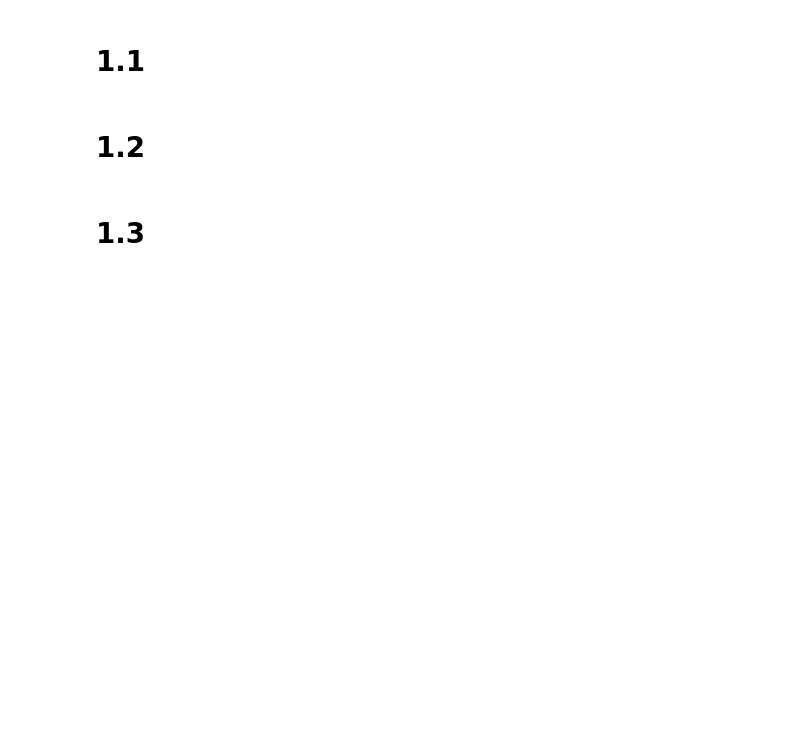
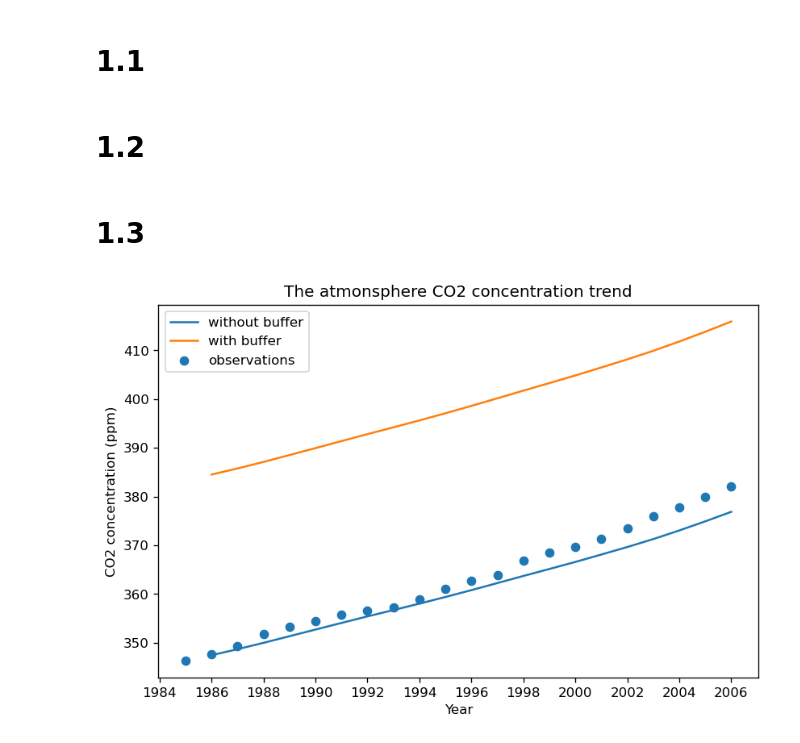
Before and after one commit to LinLIU0032/ESE5023_Assignments_12232250, a Jupyter notebook: PS5/PS5.ipynb, the cells around one changed output. Cells and saved outputs as stored; diff of their text form; code cells hidden in the pictures; blank space fills up the shorter version.

```diff
--- a/PS5/PS5.ipynb
+++ b/PS5/PS5.ipynb
@@ -31,26 +29,37 @@ plt.plot(t,f1)
 # 1.2
 # %%
 # Define the function
-def With_buffer(N1, N2, N20, t):
-    k12 = 105/740
-    k21 = 102/900
-    gamma = 347
-    kesai = ((P-290.21)/290.21) / ((C-2.057*1e-3)/2.057*1e-3)
+def With_buffer(N, t, Args):
+    N1,N2 = N
+    k12, k21, splgamma, kesai, N20 = Args
+    gamma = splgamma(t)*0.001
+    #kesai = ((P-290.21)/290.21) / ((C-2.057*1e-3)/2.057*1e-3)
     dN1dt = -k12 * N1 + k21 * (N20 + kesai*(N2 - N20)) + gamma
     dN2dt = k12 * N1 - k21 * (N20 + kesai*(N2 - N20))
-    return [dN1dt, dN2dt]
-
-# Initial condition
-Ni = [740,900]
-
-# Time points
-t = np.linspace(1985,2022,38)
-
-# Solve ODE
-f2 = integrate.odeint(With_buffer, Ni, t)
-
-plt.plot(t,f2)
+    return np.array([dN1dt, dN2dt])
 # %% [markdown]
 # 1.3
+# %%
+obs = pd.read_csv('co2_annmean_mlo.csv')
+# 1985 - 2006
+obs = obs.iloc[26:48]
 # %%
-plt.plot(t, f1, f2,'k-','o-',linewidth = 2)
+t = np.arange(1986,2007,1)
+buffer = 0.97
+P1 = odeint(Without_buffer,(740,900),t,args = ([105/740,102/900,splgamma],))[:,0]/2.13
+P2 = odeint(With_buffer,(740+79,900-79),t,args = ([105/(740+79) ,102/(900-79) ,splgamma, buffer,821],))[:,0]/2.13
+
+# Draw plot
+fig, ax = plt.subplots(1,1, figsize=(8,5), dpi=120)
+ax.plot(t,P1,label = 'without buffer')
+ax.plot(t,P2,label = 'with buffer')
+ax.scatter(obs['year'], obs['mean'], label = 'observations')
+ax.set_title('The atmonsphere CO2 concentration trend')
+ax.set_ylabel('CO2 concentration (ppm)')
+ax.set_xlabel('Year')
+ax.legend()
+
+# every two years
+ax.xaxis.set_major_locator(ticker.MultipleLocator(base=2))
+# %% [output]
+[figure, added]
```
Also changed, not shown: parts of 4 cells of this notebook, 1 other file.
